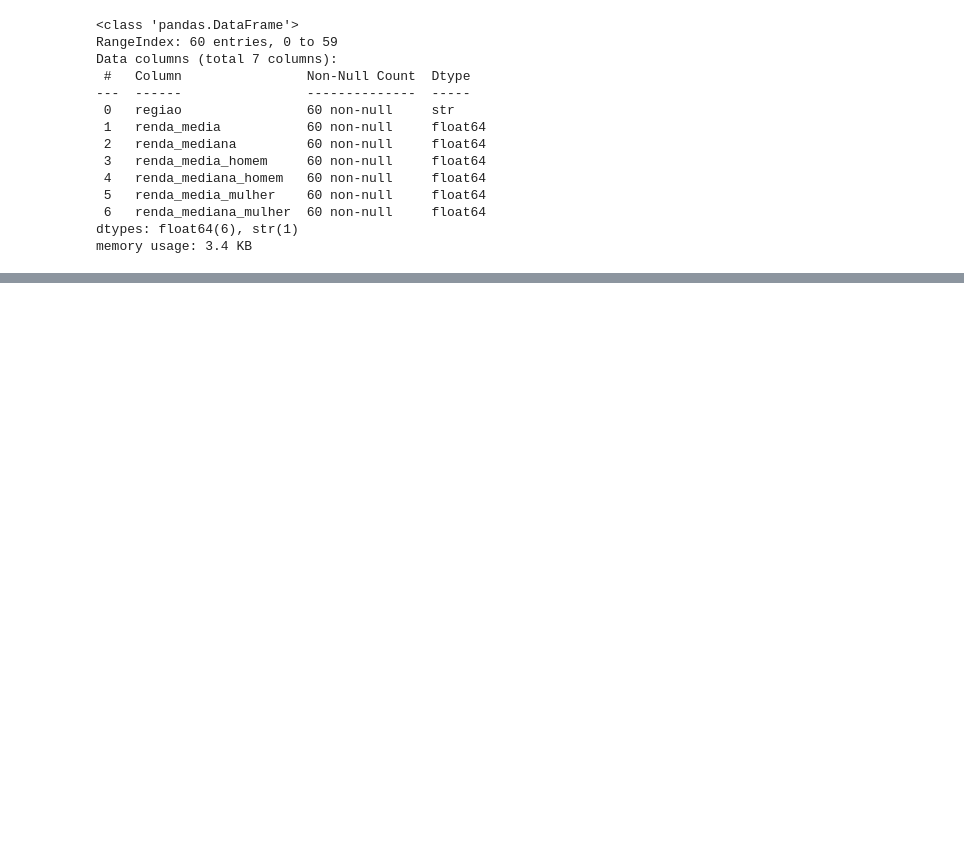
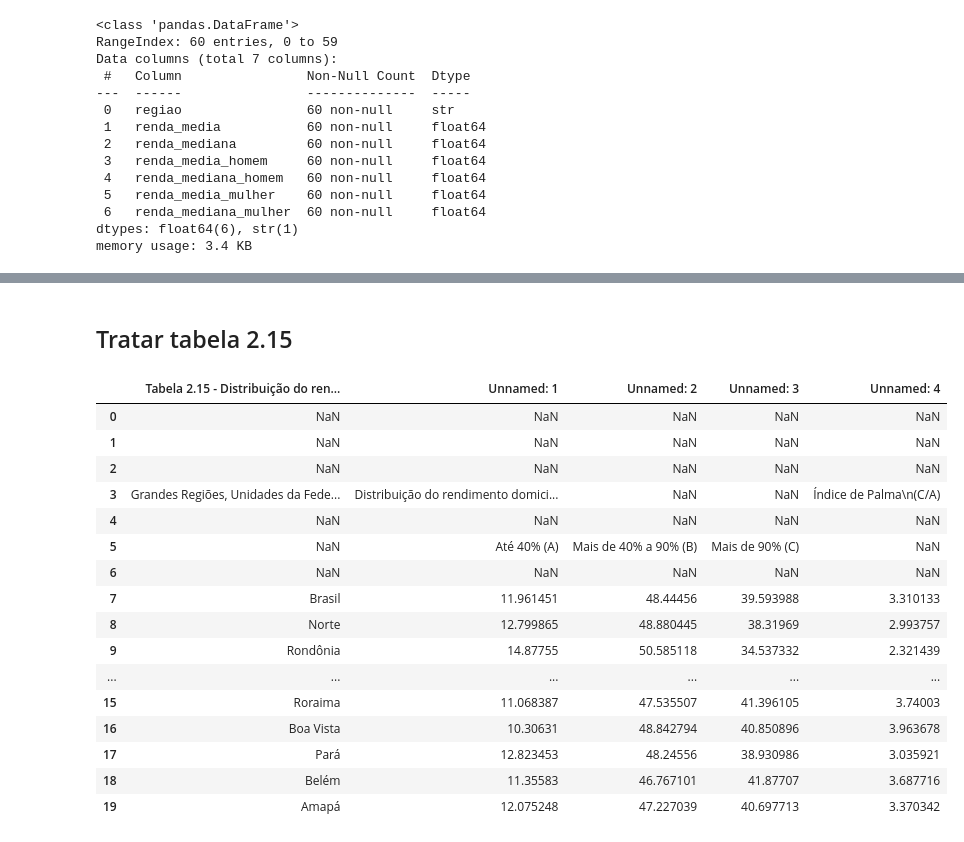
Before and after one commit to joaohs1/Analise-IBGE, a Jupyter notebook: notebooks/analise_exploratoria_ibge.ipynb, the cells around one changed output, grey strips where cells are left out. Drawn from its saved outputs; the diff is of its cells as text; code cells hidden in the pictures; blank space fills up the shorter version.

```diff
--- a/notebooks/analise_exploratoria_ibge.ipynb
+++ b/notebooks/analise_exploratoria_ibge.ipynb
@@ -257,0 +425,22 @@ t27.head(10)
+# %% [markdown]
+## Tratar tabela 2.15
+# %%
+t215.head(20)
+# %% [output]
+|  | Tabela 2.15 - Distribuição do ren... | Unnamed: 1 | Unnamed: 2 | Unnamed: 3 | Unnamed: 4 |
+| 0 | NaN | NaN | NaN | NaN | NaN |
+| 1 | NaN | NaN | NaN | NaN | NaN |
+| 2 | NaN | NaN | NaN | NaN | NaN |
+| 3 | Grandes Regiões, Unidades da Fede... | Distribuição do rendimento domici... | NaN | NaN | Índice de Palma\n(C/A) |
+| 4 | NaN | NaN | NaN | NaN | NaN |
+| 5 | NaN | Até 40% (A) | Mais de 40% a 90% (B) | Mais de 90% (C) | NaN |
+| 6 | NaN | NaN | NaN | NaN | NaN |
+| 7 | Brasil | 11.961451 | 48.44456 | 39.593988 | 3.310133 |
+| 8 | Norte | 12.799865 | 48.880445 | 38.31969 | 2.993757 |
+| 9 | Rondônia | 14.87755 | 50.585118 | 34.537332 | 2.321439 |
+| ... | ... | ... | ... | ... | ... |
+| 15 | Roraima | 11.068387 | 47.535507 | 41.396105 | 3.74003 |
+| 16 | Boa Vista | 10.30631 | 48.842794 | 40.850896 | 3.963678 |
+| 17 | Pará | 12.823453 | 48.24556 | 38.930986 | 3.035921 |
+| 18 | Belém | 11.35583 | 46.767101 | 41.87707 | 3.687716 |
+| 19 | Amapá | 12.075248 | 47.227039 | 40.697713 | 3.370342 |
```
Also changed, not shown: parts of 24 cells of this notebook.
